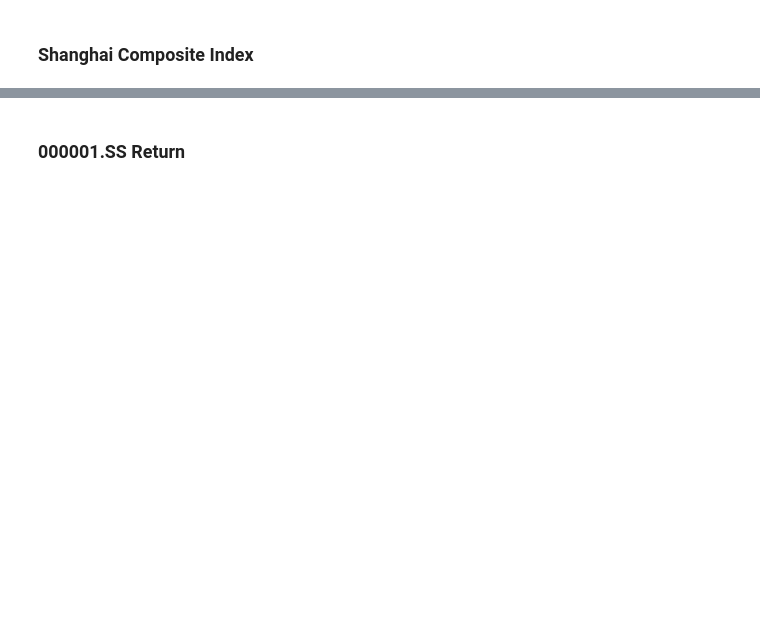
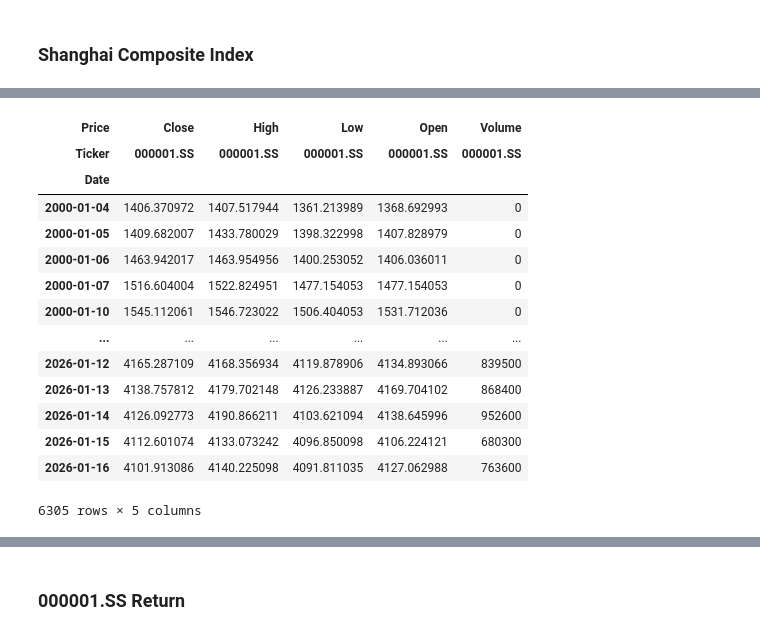
Before and after one commit to zhentaoshi/Econ5821, a Jupyter notebook: py_02_data_sources.ipynb, the cells around one changed output, grey strips where cells are left out. Saved outputs shown, nothing was run; the diff lists cells and outputs as text; code cells hidden in the pictures; blank space fills up the shorter version.

```diff
--- a/py_02_data_sources.ipynb
+++ b/py_02_data_sources.ipynb
@@ -93,0 +139,18 @@ plt.show()
+# %%
+data
+# %% [output]
+| Price | Close | High | Low | Open | Volume |
+| Ticker | 000001.SS | 000001.SS | 000001.SS | 000001.SS | 000001.SS |
+| Date |  |  |  |  |  |
+| 2000-01-04 | 1406.370972 | 1407.517944 | 1361.213989 | 1368.692993 | 0 |
+| 2000-01-05 | 1409.682007 | 1433.780029 | 1398.322998 | 1407.828979 | 0 |
+| 2000-01-06 | 1463.942017 | 1463.954956 | 1400.253052 | 1406.036011 | 0 |
+| 2000-01-07 | 1516.604004 | 1522.824951 | 1477.154053 | 1477.154053 | 0 |
+| 2000-01-10 | 1545.112061 | 1546.723022 | 1506.404053 | 1531.712036 | 0 |
+| ... | ... | ... | ... | ... | ... |
+| 2026-01-12 | 4165.287109 | 4168.356934 | 4119.878906 | 4134.893066 | 839500 |
+| 2026-01-13 | 4138.757812 | 4179.702148 | 4126.233887 | 4169.704102 | 868400 |
+| 2026-01-14 | 4126.092773 | 4190.866211 | 4103.621094 | 4138.645996 | 952600 |
+| 2026-01-15 | 4112.601074 | 4133.073242 | 4096.850098 | 4106.224121 | 680300 |
+| 2026-01-16 | 4101.913086 | 4140.225098 | 4091.811035 | 4127.062988 | 763600 |
+6305 rows × 5 columns
```
Also changed, not shown: parts of 37 cells of this notebook, 2 other files.
